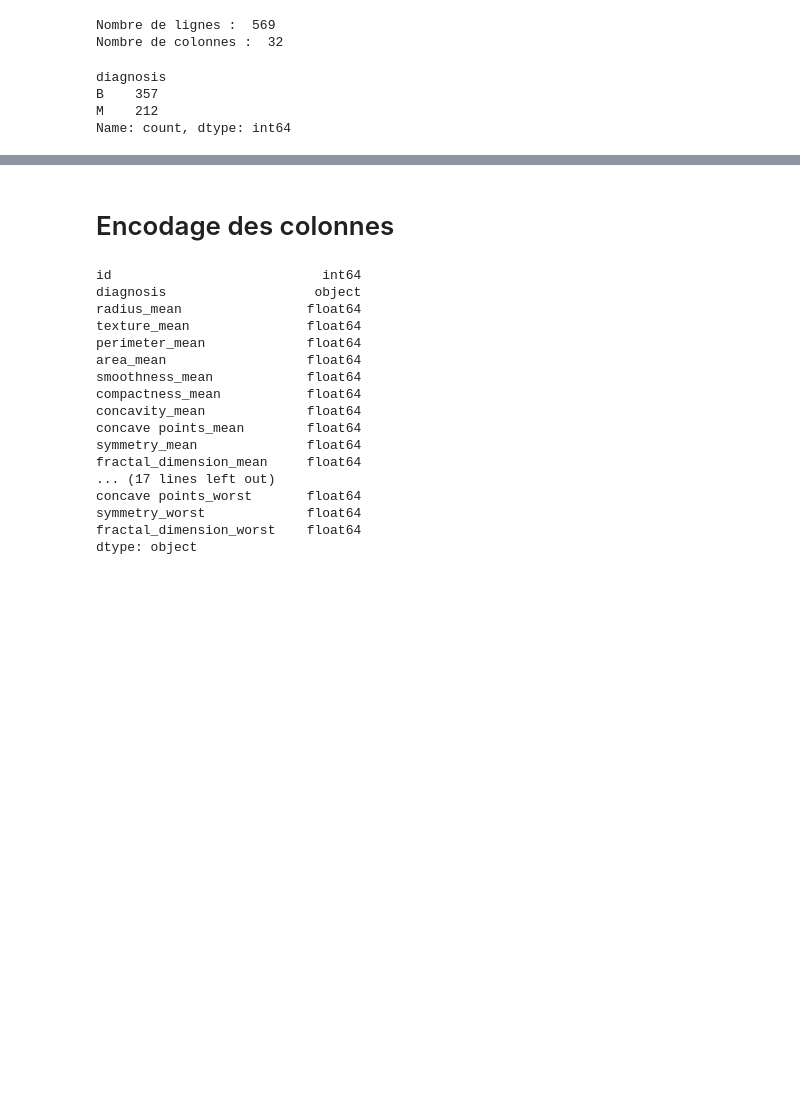
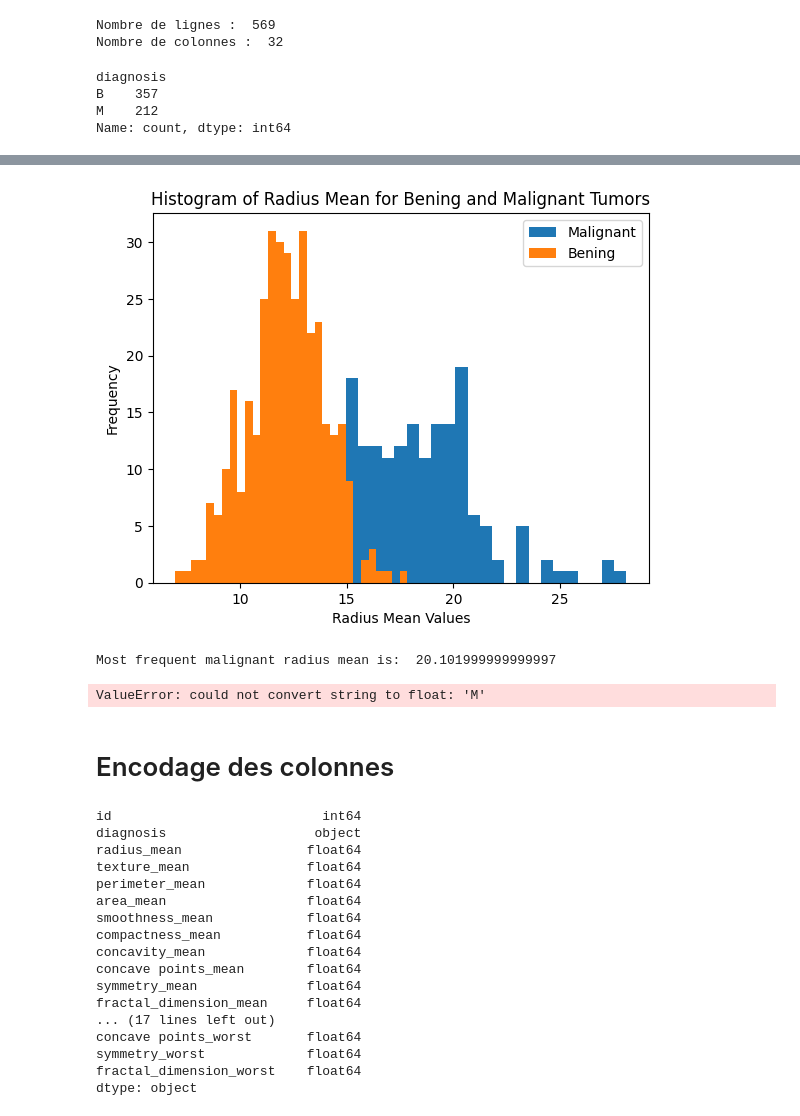
Before and after one commit to Yohannkp/Breast-Cancer-Prediction-Using-Machine-Learning, a Jupyter notebook: project.ipynb, the cells around one changed output, grey strips where cells are left out. Drawn from its saved outputs; the diff is of its cells as text; code cells hidden in the pictures; blank space fills up the shorter version.

```diff
--- a/project.ipynb
+++ b/project.ipynb
@@ -66,3 +81,27 @@ Name: count, dtype: int64
+# %%
+m = plt.hist(df[df["diagnosis"] == "M"].radius_mean,bins=30,fc = (1,0,0,0.5),label = "Malignant")
+b = plt.hist(df[df["diagnosis"] == "B"].radius_mean,bins=30,fc = (0,1,0,0.5),label = "Bening")
+plt.legend()
+plt.xlabel("Radius Mean Values")
+plt.ylabel("Frequency")
+plt.title("Histogram of Radius Mean for Bening and Malignant Tumors")
+plt.show()
+frequent_malignant_radius_mean = m[0].max()
+index_frequent_malignant_radius_mean = list(m[0]).index(frequent_malignant_radius_mean)
+most_frequent_malignant_radius_mean = m[1][index_frequent_malignant_radius_mean]
+print("Most frequent malignant radius mean is: ",most_frequent_malignant_radius_mean)
+# %% [output]
+[figure, added]
+Most frequent malignant radius mean is:  20.101999999999997
+# %%
+# Matrice de corrélation entre les variables numériques et la variable cible 'diagnosis'
+corr_matrix = df.corr()
+plt.figure(figsize=(10, 8))
+sns.heatmap(corr_matrix[['diagnosis']].sort_values(by='diagnosis', ascending=False), annot=True, cmap='coolwarm')
+plt.title('Corrélation entre les variables numériques et diagnosis')
+plt.show()
+# %% [output]
+ValueError: could not convert string to float: 'M'
 # %% [markdown]
 # Encodage des colonnes
 # %%
```
Also changed, not shown: parts of 3 cells of this notebook, 4 other files.
